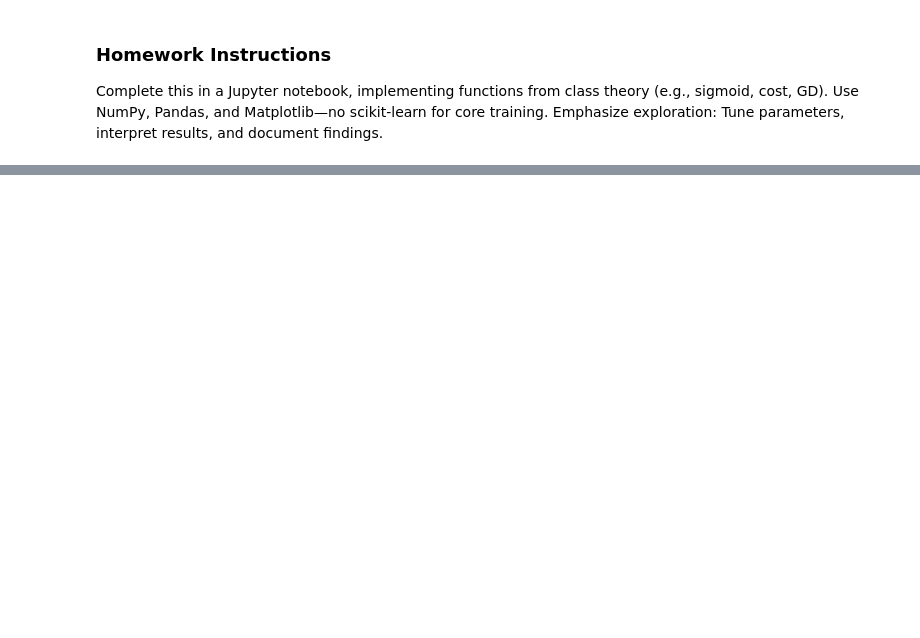
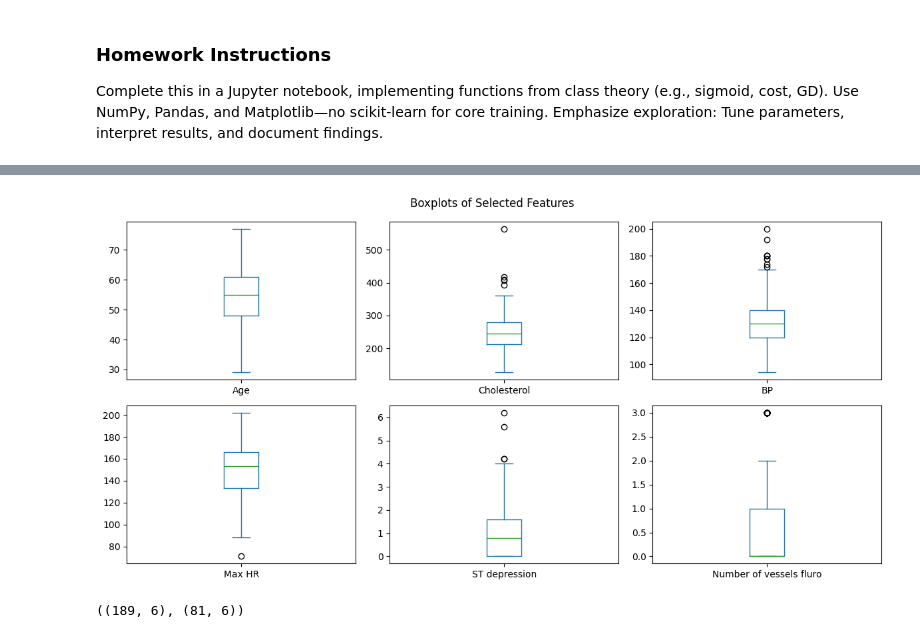
Before and after one commit to JesusJC15/logistic-regression, a Jupyter notebook: heart_disease_lr_analysis.ipynb, the cells around one changed output, grey strips where cells are left out. Saved outputs shown, nothing was run; the diff lists cells and outputs as text; code cells hidden in the pictures; blank space fills up the shorter version.

```diff
--- a/heart_disease_lr_analysis.ipynb
+++ b/heart_disease_lr_analysis.ipynb
@@ -179,0 +103,24 @@ Test set shape: (81, 6)
+# %%
+import numpy as np
+
+features = [
+    'Age',
+    'Cholesterol',
+    'BP',
+    'Max HR',
+    'ST depression',
+    'Number of vessels fluro'
+]
+
+# Prepare feature matrix X and target vector y
+X = newData[features].values
+y = newData['Heart Disease'].values
+# %%
+# Quick outlier check with boxplots (selected features)
+
+newData[features].plot(kind='box', subplots=True, layout=(2, 3), figsize=(12, 6), sharex=False)
+plt.suptitle('Boxplots of Selected Features')
+plt.tight_layout()
+plt.show()
+# %% [output]
+[figure, added]
@@ -179,0 +145,12 @@ Test set shape: (81, 6)
+# %%
+# Normalize features
+def normalize_train_test(X_train, X_test):
+    mu = X_train.mean(axis=0)
+    sigma = X_train.std(axis=0)
+    return (X_train - mu) / sigma, (X_test - mu) / sigma
+
+X_train_norm, X_test_norm = normalize_train_test(X_train, X_test)
+
+X_train_norm.shape, X_test_norm.shape
+# %% [output]
+((189, 6), (81, 6))
```
Also changed, not shown: parts of 66 cells of this notebook, 3 other files.
